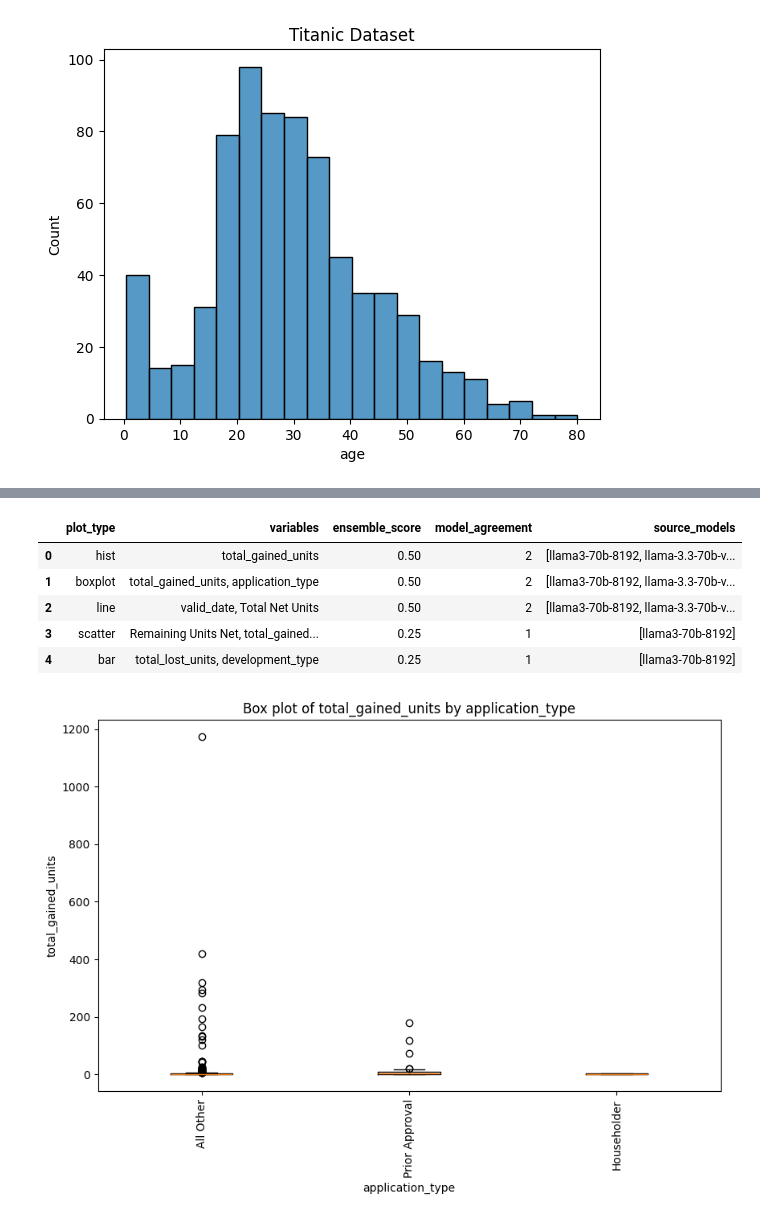
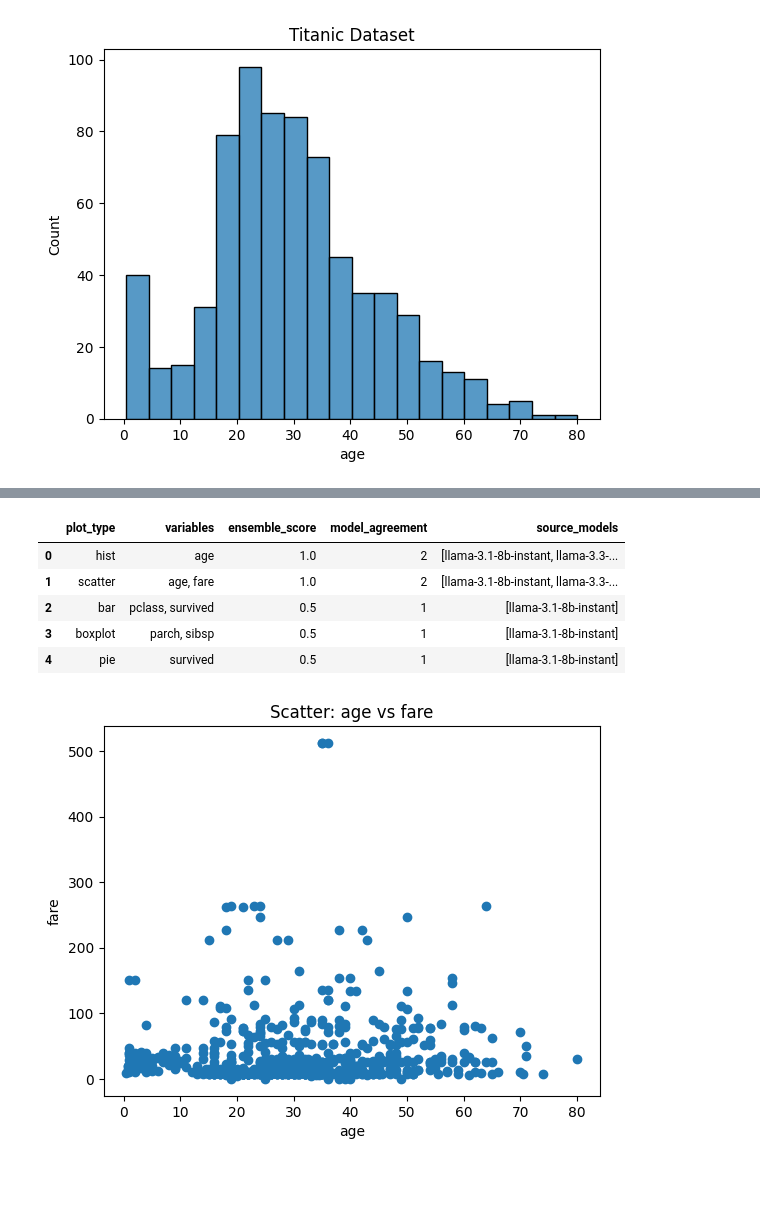
Before and after one commit to jerryola1/PlotSenseAI, a Jupyter notebook: test.ipynb, the cells around one changed output, grey strips where cells are left out. Drawn from its saved outputs; the diff is of its cells as text; code cells hidden in the pictures; blank space fills up the shorter version.

```diff
--- a/test.ipynb
+++ b/test.ipynb
@@ -57,14 +45,14 @@ hack.head()
 # %%
-recommendation = recommender(hack)
+recommendation = recommender(titanic)
 recommendation
 # %% [output]
 |  | plot_type | variables | ensemble_score | model_agreement | source_models |
-| 0 | hist | total_gained_units | 0.50 | 2 | [llama3-70b-8192, llama-3.3-70b-v... |
-| 1 | boxplot | total_gained_units, application_type | 0.50 | 2 | [llama3-70b-8192, llama-3.3-70b-v... |
-| 2 | line | valid_date, Total Net Units | 0.50 | 2 | [llama3-70b-8192, llama-3.3-70b-v... |
-| 3 | scatter | Remaining Units Net, total_gained... | 0.25 | 1 | [llama3-70b-8192] |
-| 4 | bar | total_lost_units, development_type | 0.25 | 1 | [llama3-70b-8192] |
+| 0 | hist | age | 1.0 | 2 | [llama-3.1-8b-instant, llama-3.3-... |
+| 1 | scatter | age, fare | 1.0 | 2 | [llama-3.1-8b-instant, llama-3.3-... |
+| 2 | bar | pclass, survived | 0.5 | 1 | [llama-3.1-8b-instant] |
+| 3 | boxplot | parch, sibsp | 0.5 | 1 | [llama-3.1-8b-instant] |
+| 4 | pie | survived | 0.5 | 1 | [llama-3.1-8b-instant] |
 # %%
-fig=plotgen(hack, recommendation.iloc[1])
+fig = plotgen(titanic, 1, recommendation)
 # %% [output]
-[figure, old version]
+[figure, new version]
```
Also changed, not shown: parts of 6 cells of this notebook, 1 other file.
